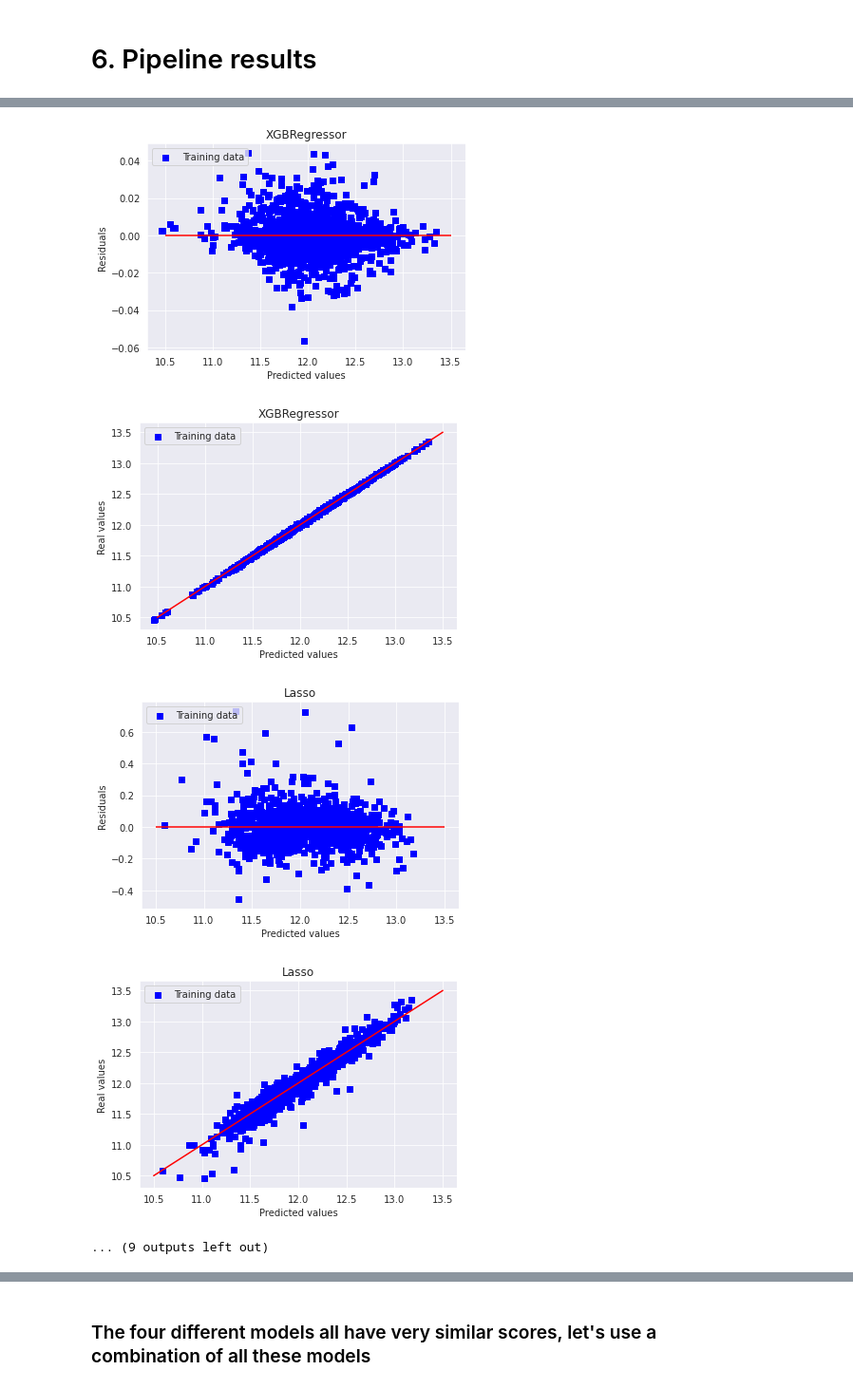
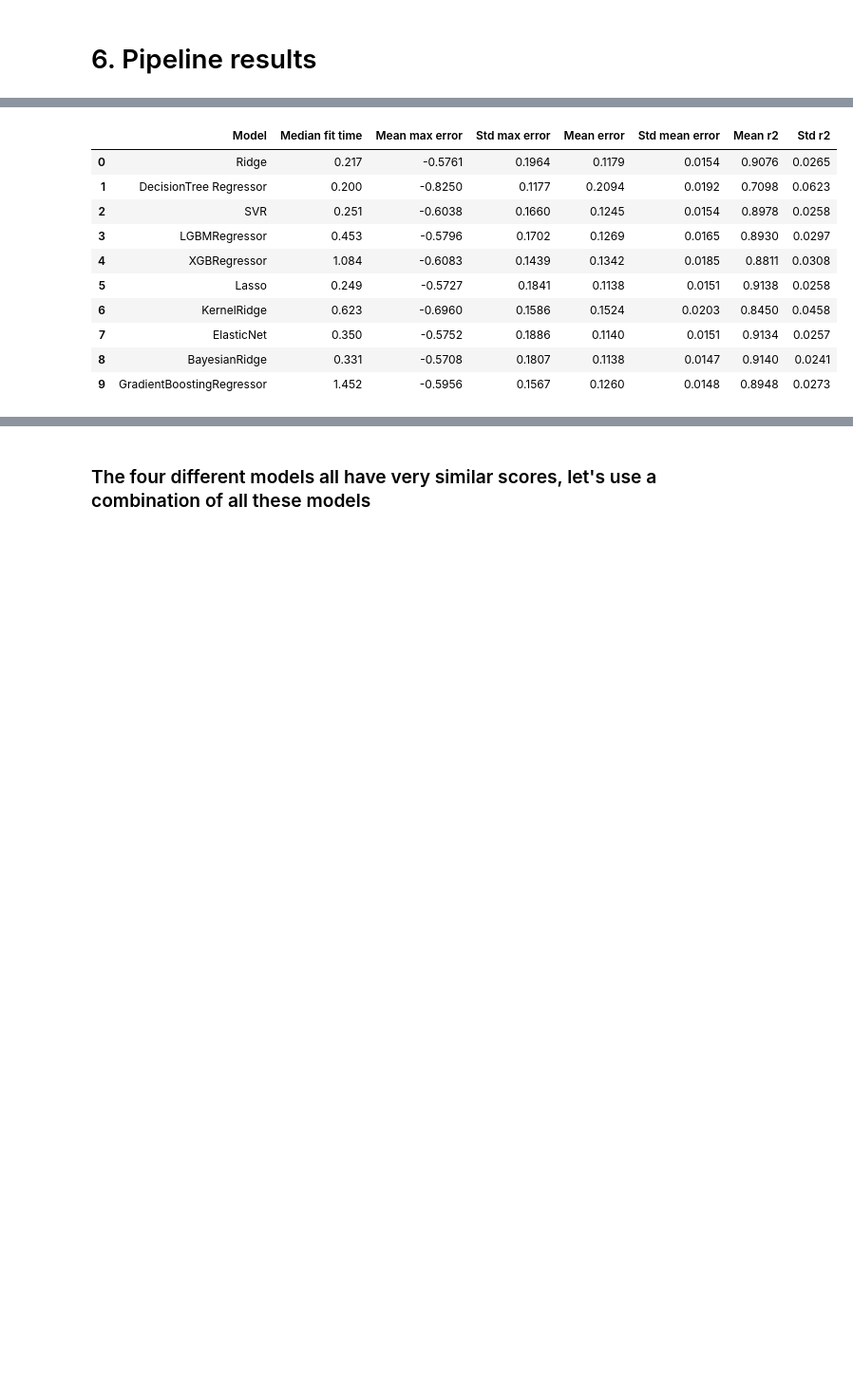
Before and after one commit to max-lutz/Kaggle_competitions, a Jupyter notebook: house-price-regression-full-eda-ml-workflow.ipynb, the cells around one changed output, grey strips where cells are left out. Shown at 95% size. Cells and saved outputs as stored; diff of their text form; code cells hidden in the pictures; blank space fills up the shorter version.

```diff
--- a/house-price-regression-full-eda-ml-workflow.ipynb
+++ b/house-price-regression-full-eda-ml-workflow.ipynb
@@ -1078,8 +1079,8 @@ for model_name, model in models_list.items():
                                           round(np.sqrt(-cv_score['test_neg_mean_squared_error']).mean(),4), round(np.sqrt(-cv_score['test_neg_mean_squared_error']).std(),4),
                                           round(cv_score['test_r2'].mean(),4), round(cv_score['test_r2'].std(),4)])
 
-    pipeline.fit(X,y)
-    plot_result_regression(y, pipeline.predict(X), model_name)
+    #pipeline.fit(X,y)
+    #plot_result_regression(y, pipeline.predict(X), model_name)
 
 df_model_perf = pd.DataFrame(model_perf_matrix, columns=columns)
 df_model_perf
@@ -1095,8 +1088,14 @@ df_model_perf
-[figure, removed]
-[figure, removed]
-[figure, removed]
-[figure, removed]
-... (9 outputs left out)
+|  | Model | Median fit time | Mean max error | Std max error | Mean error | Std mean error | Mean r2 | Std r2 |
+| 0 | Ridge | 0.217 | -0.5761 | 0.1964 | 0.1179 | 0.0154 | 0.9076 | 0.0265 |
+| 1 | DecisionTree Regressor | 0.200 | -0.8250 | 0.1177 | 0.2094 | 0.0192 | 0.7098 | 0.0623 |
+| 2 | SVR | 0.251 | -0.6038 | 0.1660 | 0.1245 | 0.0154 | 0.8978 | 0.0258 |
+| 3 | LGBMRegressor | 0.453 | -0.5796 | 0.1702 | 0.1269 | 0.0165 | 0.8930 | 0.0297 |
+| 4 | XGBRegressor | 1.084 | -0.6083 | 0.1439 | 0.1342 | 0.0185 | 0.8811 | 0.0308 |
+| 5 | Lasso | 0.249 | -0.5727 | 0.1841 | 0.1138 | 0.0151 | 0.9138 | 0.0258 |
+| 6 | KernelRidge | 0.623 | -0.6960 | 0.1586 | 0.1524 | 0.0203 | 0.8450 | 0.0458 |
+| 7 | ElasticNet | 0.350 | -0.5752 | 0.1886 | 0.1140 | 0.0151 | 0.9134 | 0.0257 |
+| 8 | BayesianRidge | 0.331 | -0.5708 | 0.1807 | 0.1138 | 0.0147 | 0.9140 | 0.0241 |
+| 9 | GradientBoostingRegressor | 1.452 | -0.5956 | 0.1567 | 0.1260 | 0.0148 | 0.8948 | 0.0273 |
 # %%
 models_list = { 'BayesianRidge': { 'model' : BayesianRidge(),
                                          'param_grid' : {
```
Also changed, not shown: parts of 11 cells of this notebook.
